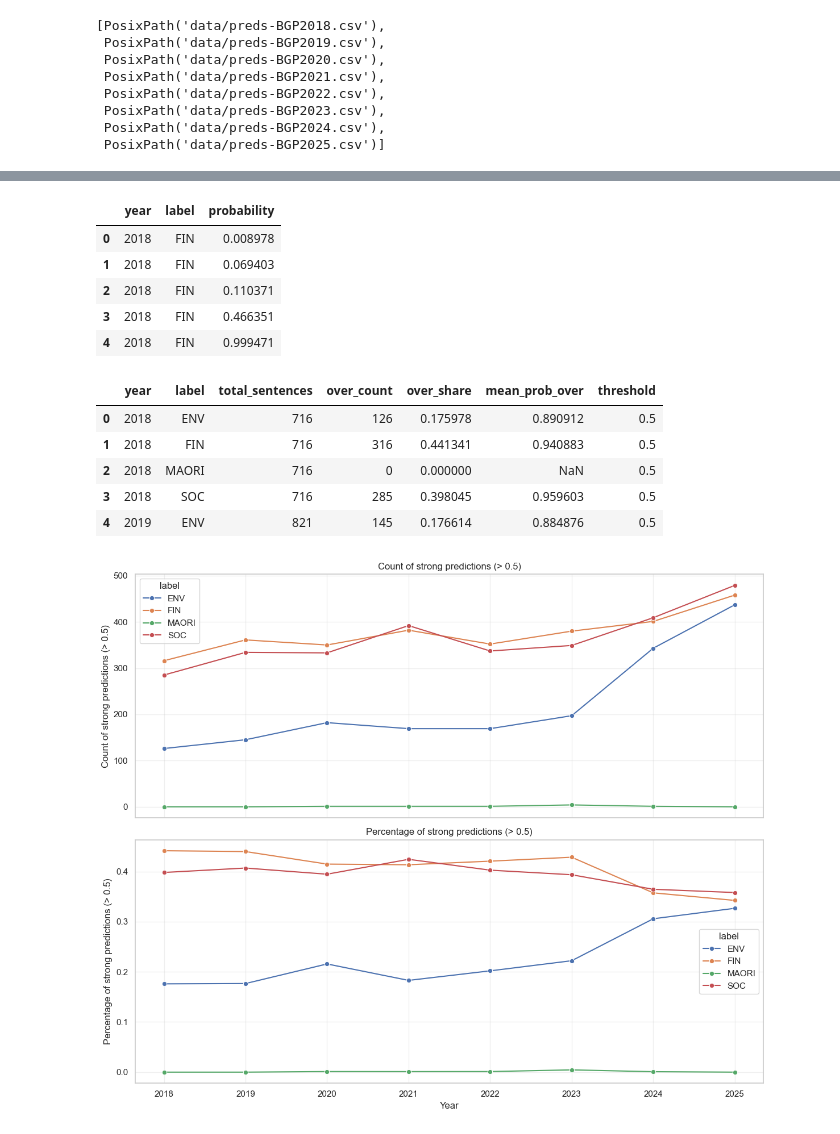
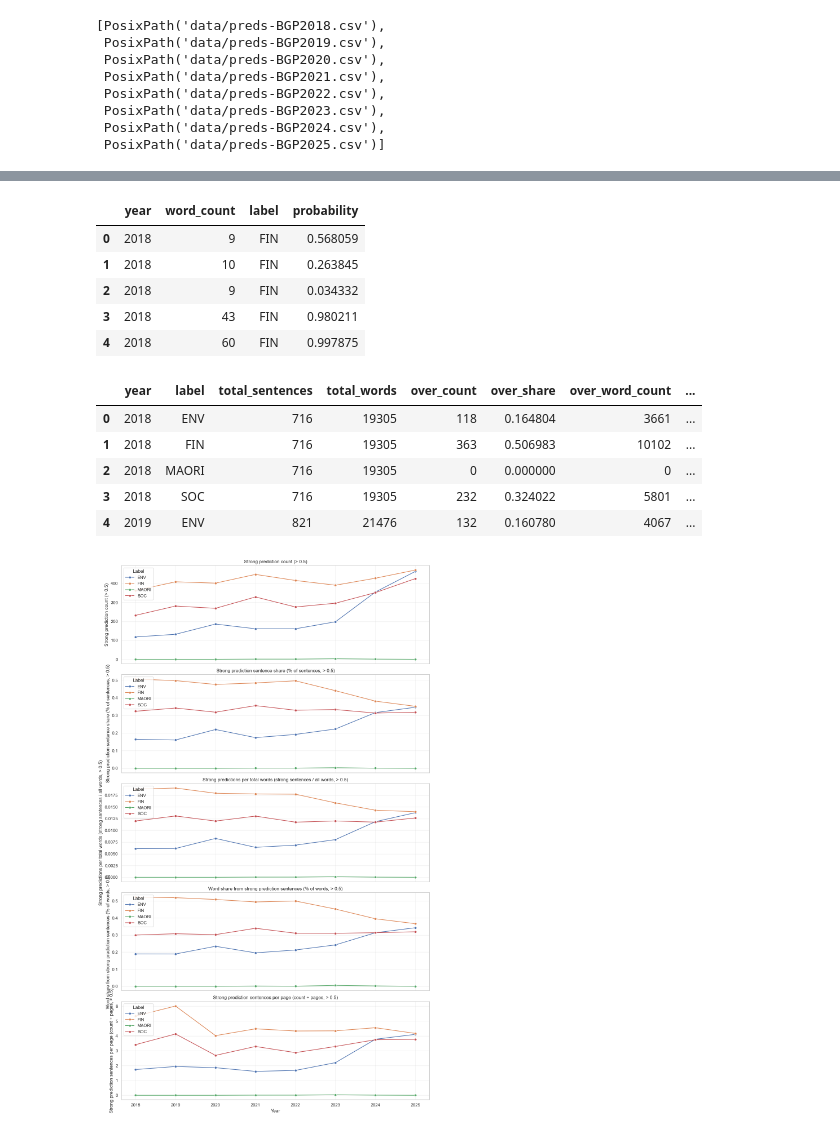
Before and after one commit to Jinkyx7/bert-result-visualisation, a Jupyter notebook: probability_visualisation_BGP.ipynb, the cells around one changed output, grey strips where cells are left out. Cells and saved outputs as stored; diff of their text form; code cells hidden in the pictures.

Commit message:
update to include more percentage comparison

```diff
--- a/probability_visualisation_BGP.ipynb
+++ b/probability_visualisation_BGP.ipynb
@@ -18,8 +18,11 @@ pd.set_option("display.max_colwidth", 120)
 sns.set_theme(style="whitegrid")
 plt.rcParams["figure.figsize"] = (12, 10)
 
+CODE_PREFIX = "BGP"
+
 data_dir = Path("data")
-csv_paths = sorted(data_dir.glob("preds-BGP*.csv"))
+csv_paths = sorted(data_dir.glob(f"preds-BGP*.csv"))
+page_counts_path = Path("outputs/page_counts.csv")
 
 csv_paths
 # %% [output]
@@ -68,30 +91,48 @@ display(df[["year"] + prob_cols].describe(include="all"))
 # %%
 # Reshape to long format for easier analysis across labels
-long_df = df.melt(id_vars=["year"], value_vars=prob_cols, var_name="label", value_name="probability")
+long_df = df.melt(
+    id_vars=["year", "word_count"],
+    value_vars=prob_cols,
+    var_name="label",
+    value_name="probability"
+)
 long_df["label"] = long_df["label"].str.replace("prob_", "").str.replace("_label", "").str.upper()
 long_df.head()
 # %% [output]
-|  | year | label | probability |
-| 0 | 2018 | FIN | 0.008978 |
-| 1 | 2018 | FIN | 0.069403 |
-| 2 | 2018 | FIN | 0.110371 |
-| 3 | 2018 | FIN | 0.466351 |
-| 4 | 2018 | FIN | 0.999471 |
+|  | year | word_count | label | probability |
+| 0 | 2018 | 9 | FIN | 0.568059 |
+| 1 | 2018 | 10 | FIN | 0.263845 |
+| 2 | 2018 | 9 | FIN | 0.034332 |
+| 3 | 2018 | 43 | FIN | 0.980211 |
+| 4 | 2018 | 60 | FIN | 0.997875 |
 # %%
 # Helpers to summarize and plot strong predictions at arbitrary thresholds
 def summarize_over_threshold(df_long, threshold):
+    over_mask = df_long["probability"] > threshold
+    enriched = df_long.assign(
+        over=over_mask,
+        over_word_count=lambda d: d["word_count"].where(over_mask, 0)
+    )
     agg = (
-        df_long.assign(over=df_long["probability"] > threshold)
+        enriched
         .groupby(["year", "label"])
         .agg(
             total_sentences=("probability", "size"),
+            total_words=("word_count", "sum"),
             over_count=("over", "sum"),
-            over_share=("over", "mean"),  # same as count/total
+            over_share=("over", "mean"),  # same as count/total sentences
+            over_word_count=("over_word_count", "sum"),
             mean_prob_over=("probability", lambda s: s[s > threshold].mean()),
         )
         .reset_index()
     )
-    # agg["mean_prob_over"] = agg["mean_prob_over"].fillna(0)
+    agg = agg.merge(page_counts, on="year", how="left")
+    agg["page_count"] = agg["page_count"].replace({0: pd.NA})
+    agg["over_sentence_word_share"] = agg["over_count"] / agg["total_words"]
+    agg["over_word_share"] = agg["over_word_count"] / agg["total_words"]
+    agg["sentences_per_page"] = agg["total_sentences"] / agg["page_count"]
+    agg["over_sentences_per_page"] = agg["over_count"] / agg["page_count"]
+    agg["over_words_per_page"] = agg["over_word_count"] / agg["page_count"]
     agg["threshold"] = threshold
     return agg
 
@@ -102,28 +143,32 @@ summaries = {thr: summarize_over_threshold(long_df, thr) for thr in thresholds}
 # Quick peek at the 0.5 summary
 summaries[0.5].head()
 # %% [output]
-|  | year | label | total_sentences | over_count | over_share | mean_prob_over | threshold |
-| 0 | 2018 | ENV | 716 | 126 | 0.175978 | 0.890912 | 0.5 |
-| 1 | 2018 | FIN | 716 | 316 | 0.441341 | 0.940883 | 0.5 |
-| 2 | 2018 | MAORI | 716 | 0 | 0.000000 | NaN | 0.5 |
-| 3 | 2018 | SOC | 716 | 285 | 0.398045 | 0.959603 | 0.5 |
-| 4 | 2019 | ENV | 821 | 145 | 0.176614 | 0.884876 | 0.5 |
+|  | year | label | total_sentences | total_words | over_count | over_share | over_word_count | ... |
+| 0 | 2018 | ENV | 716 | 19305 | 118 | 0.164804 | 3661 | ... |
+| 1 | 2018 | FIN | 716 | 19305 | 363 | 0.506983 | 10102 | ... |
+| 2 | 2018 | MAORI | 716 | 19305 | 0 | 0.000000 | 0 | ... |
+| 3 | 2018 | SOC | 716 | 19305 | 232 | 0.324022 | 5801 | ... |
+| 4 | 2019 | ENV | 821 | 21476 | 132 | 0.160780 | 4067 | ... |
 # %%
 # Combined view for threshold > 0.5 (counts, shares)
-fig, axes = plt.subplots(2, 1, figsize=(12, 10), sharex=True)
+fig, axes = plt.subplots(5, 1, figsize=(12, 20), sharex=True)
 plot_map = [
-    ("over_count", "Count of strong predictions (> 0.5)"),
-    ("over_share", "Percentage of strong predictions (> 0.5)")
+    ("over_count", "Strong prediction count (> 0.5)"),
+    ("over_share", "Strong prediction sentence share (% of sentences, > 0.5)"),
+    ("over_sentence_word_share", "Strong predictions per total words (strong sentences / all words, > 0.5)"),
+    ("over_word_share", "Word share from strong prediction sentences (% of words, > 0.5)"),
+    ("over_sentences_per_page", "Strong prediction sentences per page (count / pages, > 0.5)"),
 ]
 summary = summaries[0.5]
 for ax, (ycol, title) in zip(axes, plot_map):
     sns.lineplot(data=summary, x="year", y=ycol, hue="label", marker="o", ax=ax)
     ax.set_title(title)
     ax.set_ylabel(title)
     ax.grid(True, alpha=0.3)
+    ax.legend(title="Label", loc="upper left")
 axes[-1].set_xlabel("Year")
 plt.tight_layout()
 plt.show()
 # %% [output]
-[figure, old version]
+[figure, new version]
 # %%
```
Also changed, not shown: parts of 5 cells of this notebook, 3 other files.
